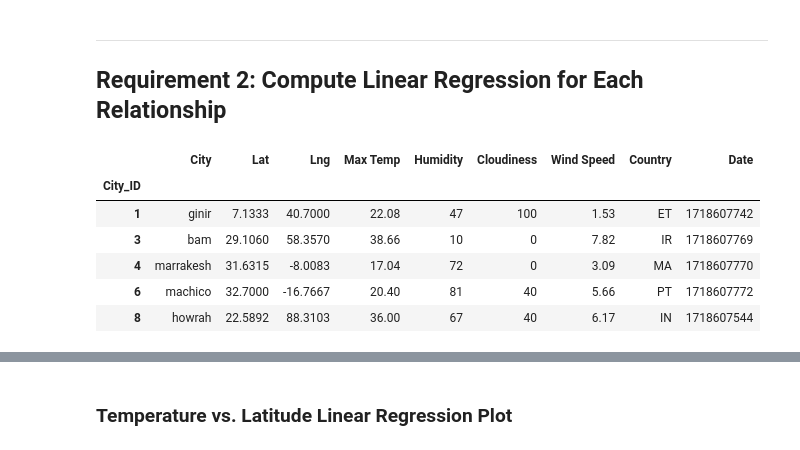
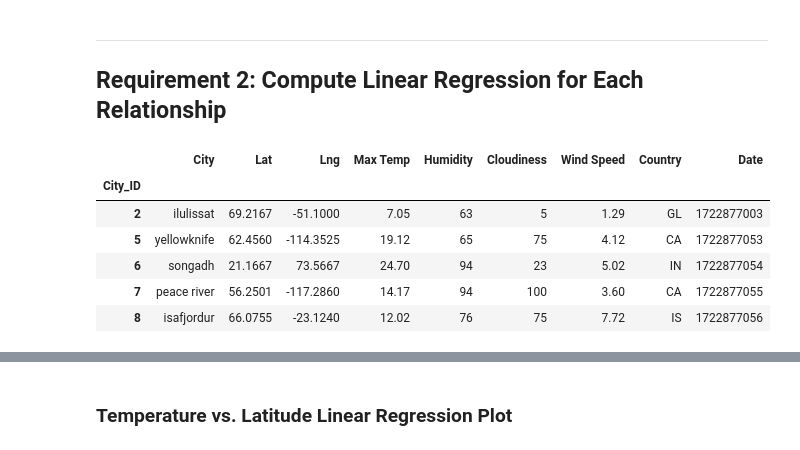
Before and after one commit to ZaneHuttinga/python-api-challenge, a Jupyter notebook: WeatherPy/WeatherPy.ipynb, the cells around one changed output, grey strips where cells are left out. Saved outputs shown, nothing was run; the diff lists cells and outputs as text; code cells hidden in the pictures.

```diff
--- a/WeatherPy/WeatherPy.ipynb
+++ b/WeatherPy/WeatherPy.ipynb
@@ -266,16 +301,16 @@ plt.show()
 # %%
 # Create a DataFrame with the Northern Hemisphere data (Latitude >= 0)
-# YOUR CODE HERE
+northern_hemi_df = city_data_df[(city_data_df['Lat'] >= 0)]
 
 # Display sample data
 northern_hemi_df.head()
 # %% [output]
 |  | City | Lat | Lng | Max Temp | Humidity | Cloudiness | Wind Speed | Country | Date |
 | City_ID |  |  |  |  |  |  |  |  |  |
-| 1 | ginir | 7.1333 | 40.7000 | 22.08 | 47 | 100 | 1.53 | ET | 1718607742 |
-| 3 | bam | 29.1060 | 58.3570 | 38.66 | 10 | 0 | 7.82 | IR | 1718607769 |
-| 4 | marrakesh | 31.6315 | -8.0083 | 17.04 | 72 | 0 | 3.09 | MA | 1718607770 |
-| 6 | machico | 32.7000 | -16.7667 | 20.40 | 81 | 40 | 5.66 | PT | 1718607772 |
-| 8 | howrah | 22.5892 | 88.3103 | 36.00 | 67 | 40 | 6.17 | IN | 1718607544 |
+| 2 | ilulissat | 69.2167 | -51.1000 | 7.05 | 63 | 5 | 1.29 | GL | 1722877003 |
+| 5 | yellowknife | 62.4560 | -114.3525 | 19.12 | 65 | 75 | 4.12 | CA | 1722877053 |
+| 6 | songadh | 21.1667 | 73.5667 | 24.70 | 94 | 23 | 5.02 | IN | 1722877054 |
+| 7 | peace river | 56.2501 | -117.2860 | 14.17 | 94 | 100 | 3.60 | CA | 1722877055 |
+| 8 | isafjordur | 66.0755 | -23.1240 | 12.02 | 76 | 75 | 7.72 | IS | 1722877056 |
 # %%
 # Create a DataFrame with the Southern Hemisphere data (Latitude < 0)
```
Also changed, not shown: parts of 10 cells of this notebook, 3 other files.
